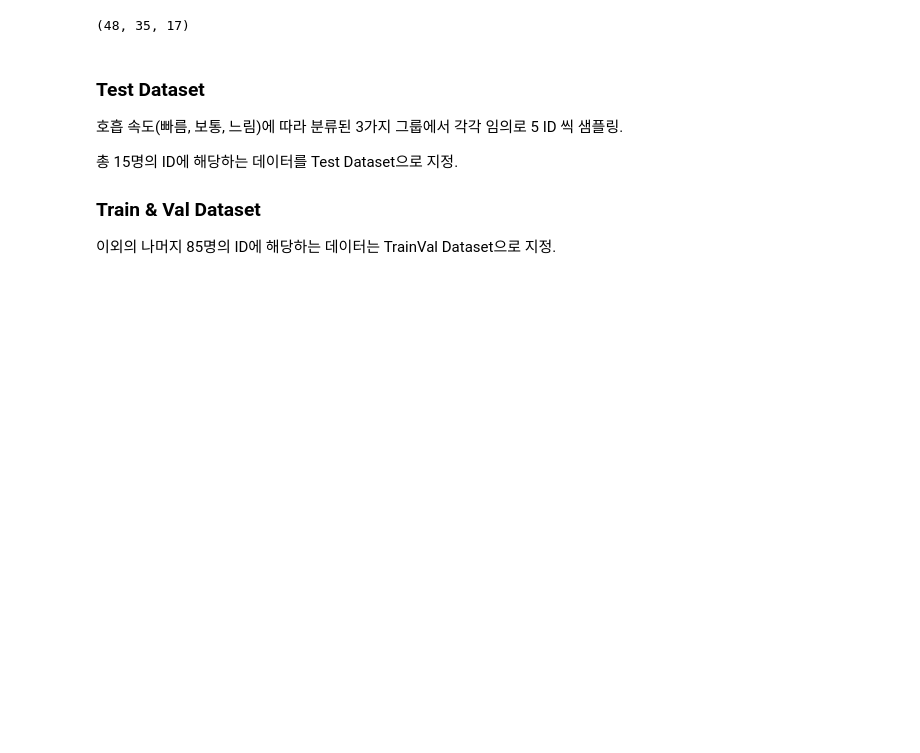
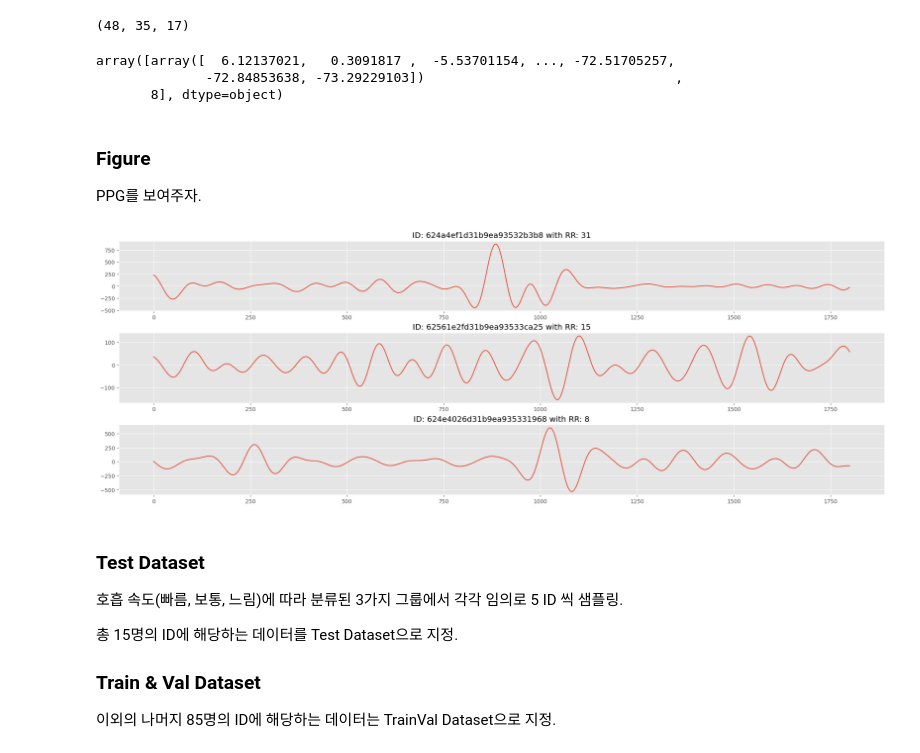
Before and after one commit to Noritheyellow/Project-RRpo-2ndStudy, a Jupyter notebook: src/90_stmary_factory.ipynb, the cells around one changed output. Cells and saved outputs as stored; diff of their text form; code cells hidden in the pictures; blank space fills up the shorter version.

Commit message:
revision: add dataset

```diff
--- a/src/90_stmary_factory.ipynb
+++ b/src/90_stmary_factory.ipynb
@@ -5,8 +5,11 @@ import numpy as np
 import pandas as pd
 import multiprocessing
 from scipy import signal
+import matplotlib.pyplot as plt
 from sklearn.model_selection import KFold
 from sklearn.preprocessing import MinMaxScaler
+%matplotlib inline
+plt.style.use('ggplot')
 
 DATA_PATH = '/root/Workspace/DataLake/stMary'
 DATA_SAVE_PATH = '/root/Workspace/Project-RRpo-2ndStudy/dataset'
@@ -137,6 +145,33 @@ len(fast_dataset), len(normal_dataset), len(slow_dataset)
 np.save(f'{DATA_SAVE_PATH}/230920/stmary-preprocessed_fastRR.npy', np.array(fast_dataset))
 np.save(f'{DATA_SAVE_PATH}/230920/stmary-preprocessed_normalRR.npy', np.array(normal_dataset))
 np.save(f'{DATA_SAVE_PATH}/230920/stmary-preprocessed_slowRR.npy', np.array(slow_dataset))
+# %%
+fast_dataset = np.load(f'{DATA_SAVE_PATH}/230920/stmary-preprocessed_fastRR.npy', allow_pickle=True)
+normal_dataset = np.load(f'{DATA_SAVE_PATH}/230920/stmary-preprocessed_normalRR.npy', allow_pickle=True)
+slow_dataset = np.load(f'{DATA_SAVE_PATH}/230920/stmary-preprocessed_slowRR.npy', allow_pickle=True)
+# %%
+slow_dataset[10][1][-1]
+# %% [output]
+array([array([  6.12137021,   0.3091817 ,  -5.53701154, ..., -72.51705257,
+              -72.84853638, -73.29229103])                                ,
+       8], dtype=object)
+# %% [markdown]
+### Figure
+
+PPG를 보여주자.
+# %%
+fig, axs = plt.subplots(3,1,figsize=(20,7), constrained_layout=True)
+axs[0].plot(fast_dataset[40][1][-1,0])
+axs[0].set_title(f'ID: {fast_dataset[40][0]} with RR: {fast_dataset[40][1][-1,1]}')
+
+axs[1].plot(normal_dataset[13][1][-1,0])
+axs[1].set_title(f'ID: {normal_dataset[13][0]} with RR: {normal_dataset[13][1][-1,1]}')
+
+axs[2].plot(slow_dataset[10][1][-1,0])
+axs[2].set_title(f'ID: {slow_dataset[10][0]} with RR: {slow_dataset[10][1][-1,1]}')
+plt.show()
+# %% [output]
+[figure, added]
 # %% [markdown]
 ### Test Dataset
 
```
Also changed, not shown: parts of 4 cells of this notebook, 3 other files.
